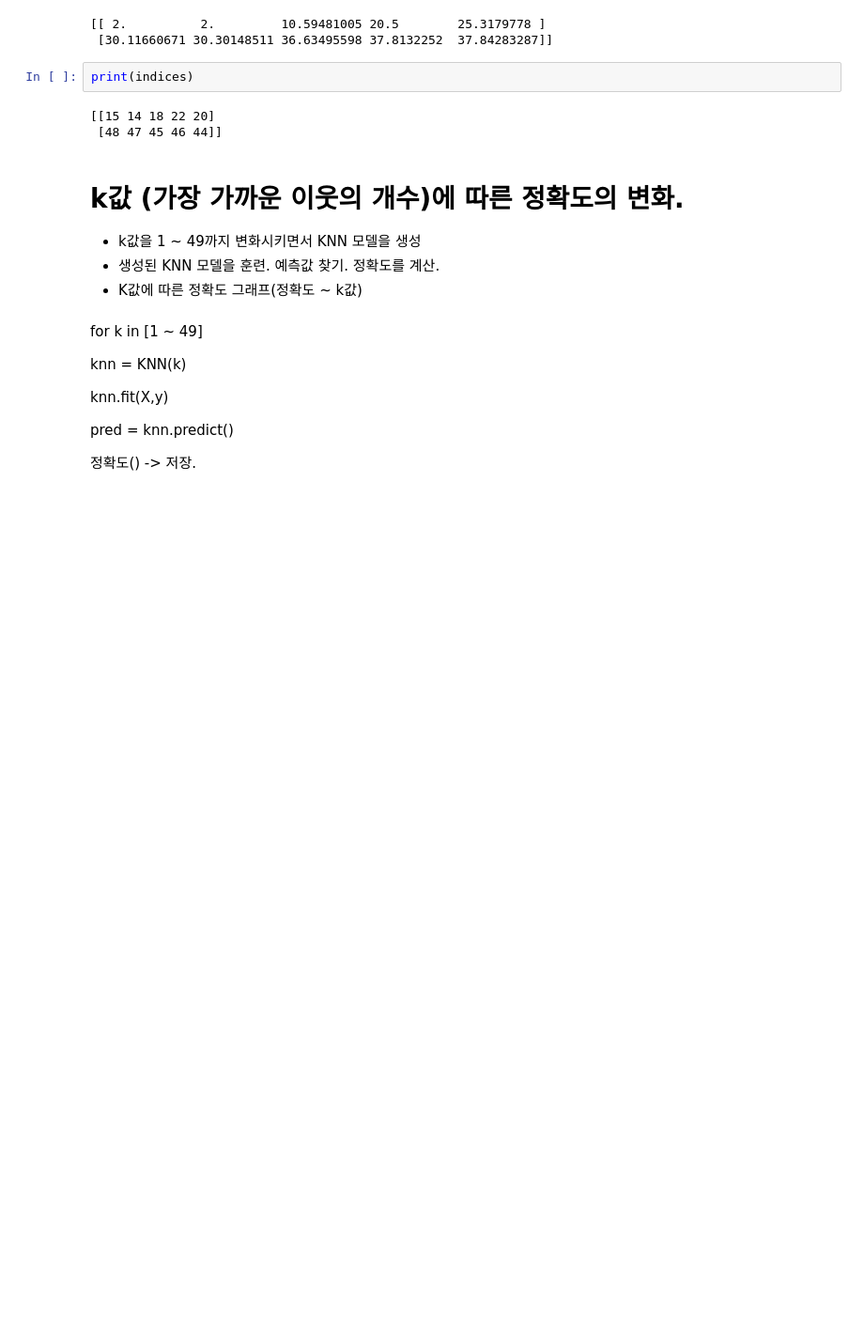
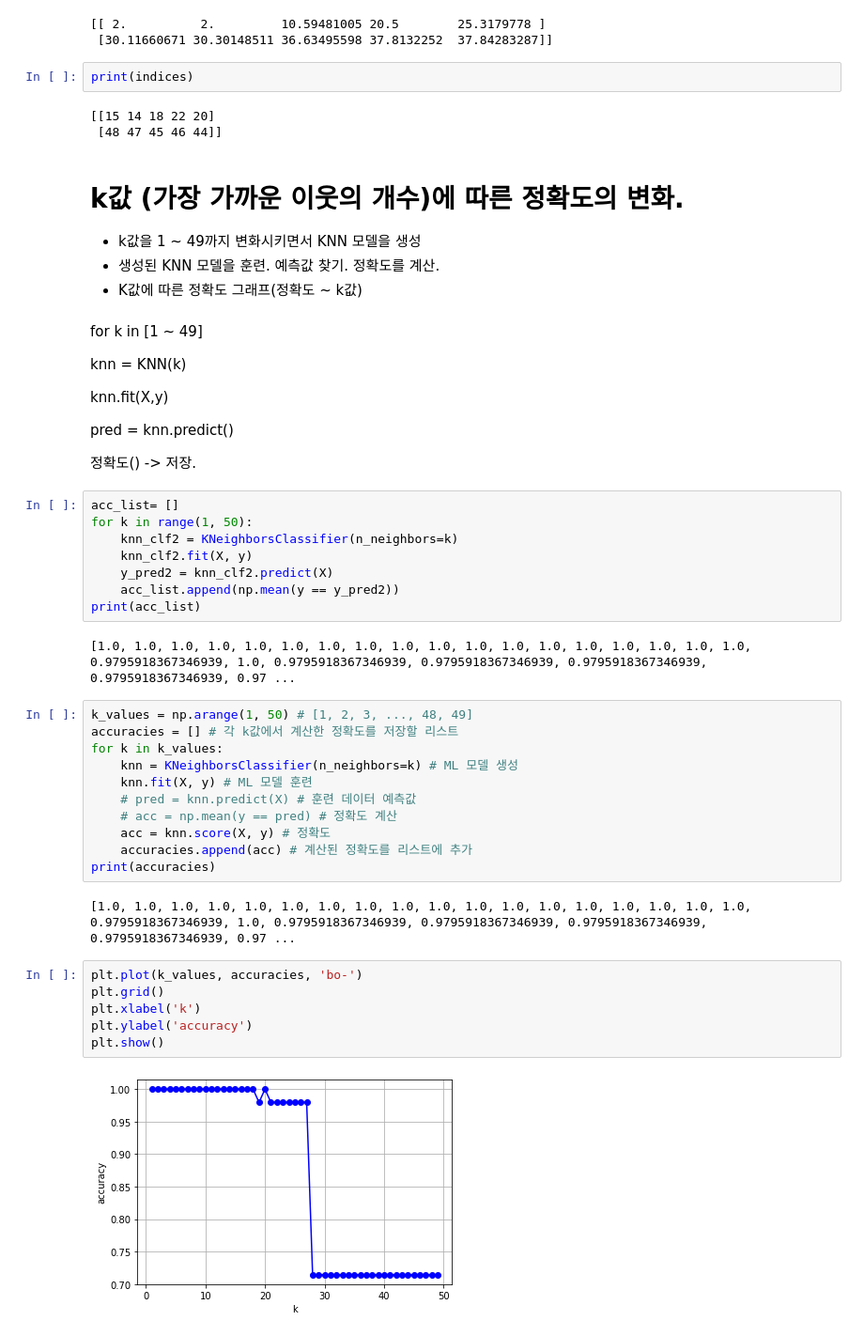
Before and after one commit to JMYoon90/JM_python, a Jupyter notebook: ml02_knn.ipynb, the cells around one changed output. Shown at 94% size. Cells and saved outputs as stored; diff of their text form; blank space fills up the shorter version.

```diff
--- a/ml02_knn.ipynb
+++ b/ml02_knn.ipynb
@@ -263,3 +268,34 @@ for k in [1 ~ 49]
  pred = knn.predict()
 
  정확도() -> 저장.
+# %%
+acc_list= []
+for k in range(1, 50):
+    knn_clf2 = KNeighborsClassifier(n_neighbors=k)
+    knn_clf2.fit(X, y)
+    y_pred2 = knn_clf2.predict(X)
+    acc_list.append(np.mean(y == y_pred2))
+print(acc_list)
+# %% [output]
+[1.0, 1.0, 1.0, 1.0, 1.0, 1.0, 1.0, 1.0, 1.0, 1.0, 1.0, 1.0, 1.0, 1.0, 1.0, 1.0, 1.0, 1.0, 0.9795918367346939, 1.0, 0.9795918367346939, 0.9795918367346939, 0.9795918367346939, 0.9795918367346939, 0.97 ...
+# %%
+k_values = np.arange(1, 50) # [1, 2, 3, ..., 48, 49]
+accuracies = [] # 각 k값에서 계산한 정확도를 저장할 리스트
+for k in k_values:
+    knn = KNeighborsClassifier(n_neighbors=k) # ML 모델 생성
+    knn.fit(X, y) # ML 모델 훈련
+    # pred = knn.predict(X) # 훈련 데이터 예측값
+    # acc = np.mean(y == pred) # 정확도 계산
+    acc = knn.score(X, y) # 정확도
+    accuracies.append(acc) # 계산된 정확도를 리스트에 추가
+print(accuracies)
+# %% [output]
+[1.0, 1.0, 1.0, 1.0, 1.0, 1.0, 1.0, 1.0, 1.0, 1.0, 1.0, 1.0, 1.0, 1.0, 1.0, 1.0, 1.0, 1.0, 0.9795918367346939, 1.0, 0.9795918367346939, 0.9795918367346939, 0.9795918367346939, 0.9795918367346939, 0.97 ...
+# %%
+plt.plot(k_values, accuracies, 'bo-')
+plt.grid()
+plt.xlabel('k')
+plt.ylabel('accuracy')
+plt.show()
+# %% [output]
+[figure, added]
```
Also changed, not shown: parts of 16 cells of this notebook.
